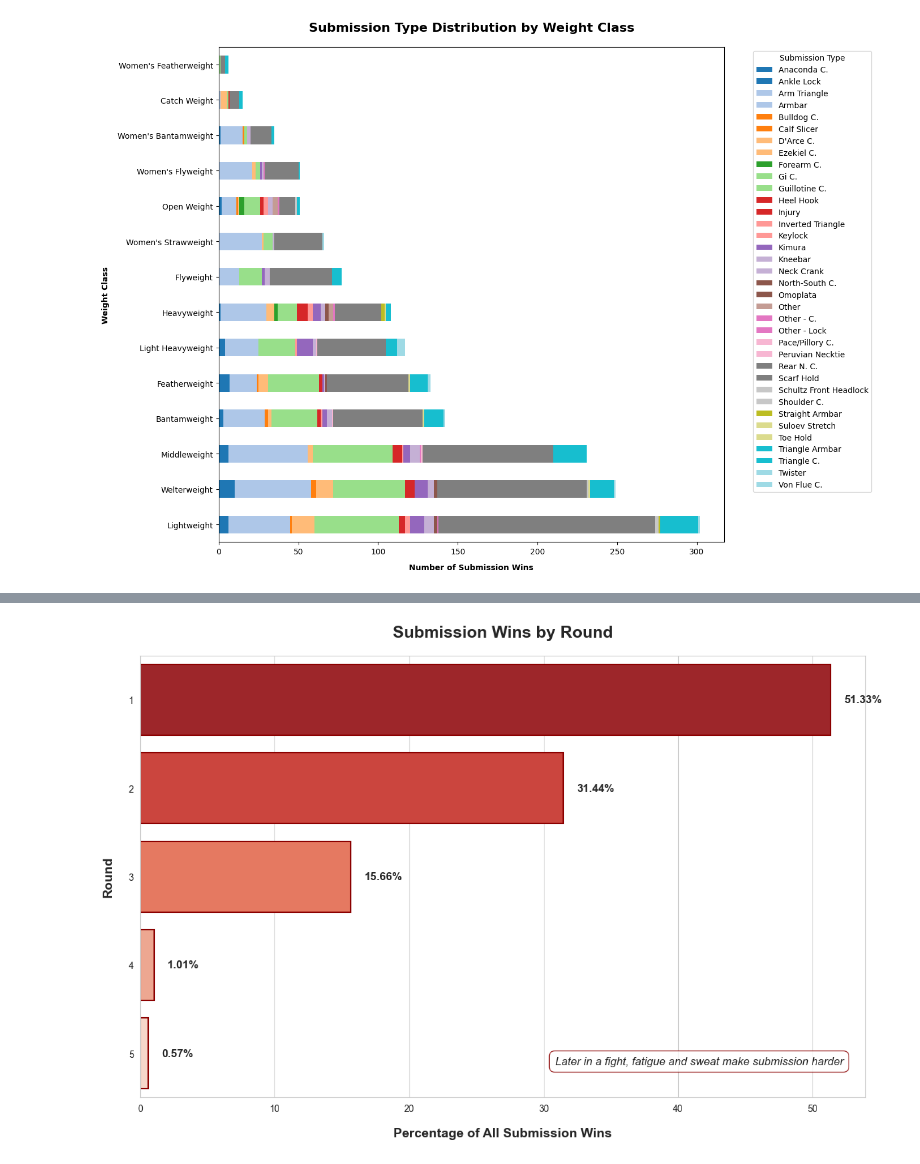
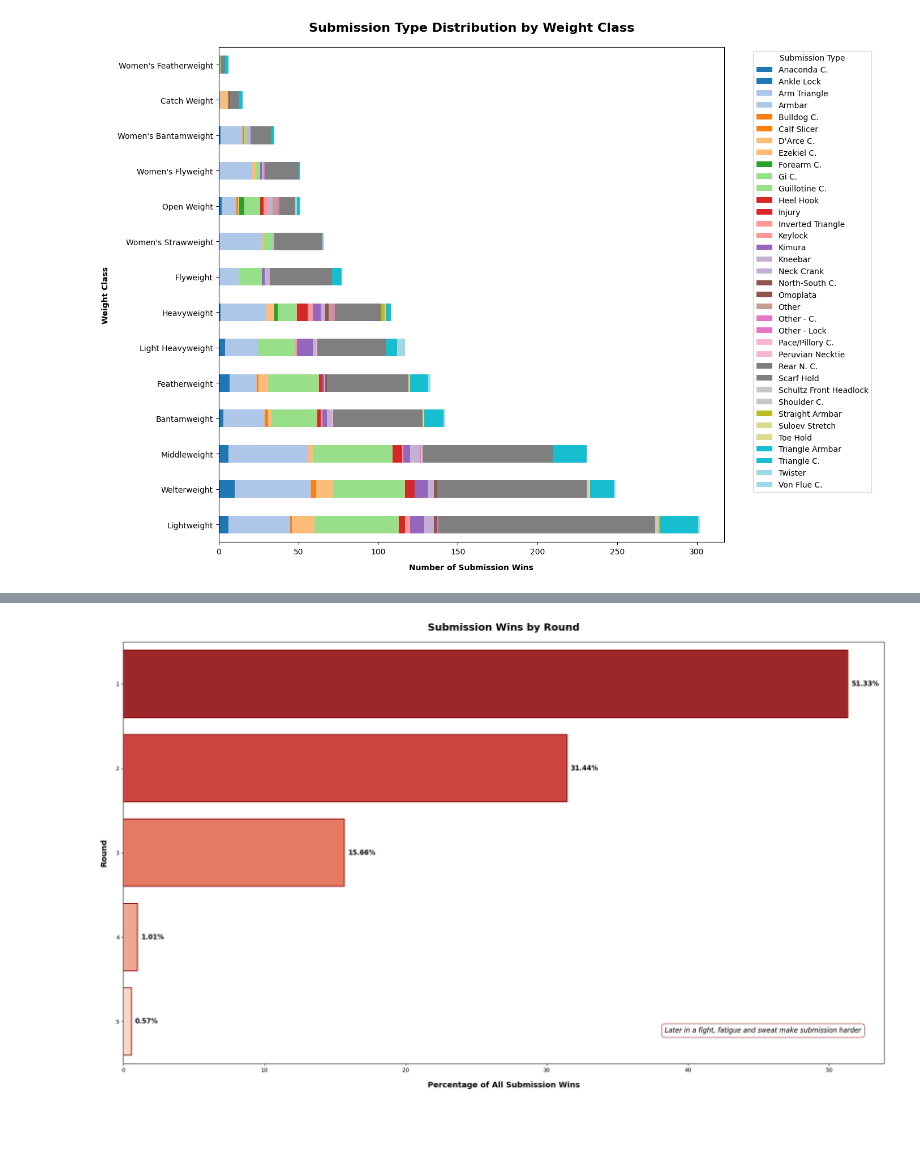
Before and after one commit to CadeMichael/TheUltimatePredictor, a Jupyter notebook: analysis/fights_visualizations.ipynb, the cells around one changed output, grey strips where cells are left out. Drawn from its saved outputs; the diff is of its cells as text; code cells hidden in the pictures; blank space fills up the shorter version.

```diff
--- a/analysis/fights_visualizations.ipynb
+++ b/analysis/fights_visualizations.ipynb
@@ -137,7 +137,7 @@ plot_data = pd.DataFrame({
 colors = sns.color_palette("Reds_r", n_colors=len(plot_data))
 
 # create plot
-plt.figure(figsize=(12, 8))
+plt.figure(figsize=(20, 12))
 ax = sns.barplot(
     x='Percentage',
     y='Round',
@@ -154,34 +154,34 @@ ax = sns.barplot(
 for i, p in enumerate(ax.patches):
     width = p.get_width()
     plt.text(
-        width + 1,
+        width + 0.25,
         p.get_y() + p.get_height()/2,
         f'{width:.2f}%',
         ha='left',
         va='center',
         fontsize=12,
         fontweight='bold'
     )
 
 # create title / labels
 plt.title('Submission Wins by Round', fontsize=18, fontweight='bold', pad=20)
 plt.xlabel('Percentage of All Submission Wins', fontsize=14, labelpad=15, fontweight='bold')
 plt.ylabel('Round', fontsize=14, labelpad=15, fontweight='bold')
 
 # add figtext for possible explanation
 plt.figtext(
     0.97, .07,
     "Later in a fight, fatigue and sweat make submission harder",
     transform=ax.transAxes,
     ha='right',
     va='bottom',
     fontsize=12,
     fontstyle='italic',
     bbox=dict(facecolor='white', alpha=0.8, edgecolor='darkred', boxstyle='round,pad=0.5')
 )
 
 # plot
 plt.tight_layout()
 plt.show()
 # %% [output]
-[figure, old version]
+[figure, new version]
```
Also changed, not shown: parts of 2 cells of this notebook, 5 other files.
